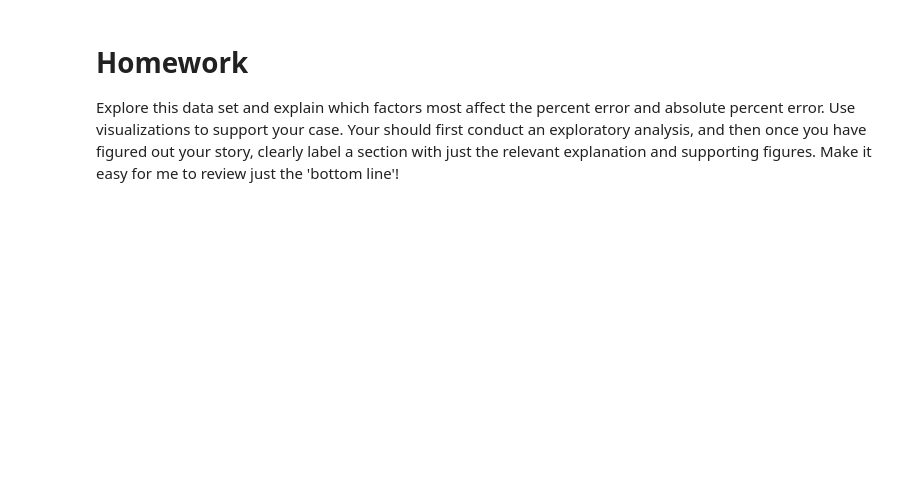
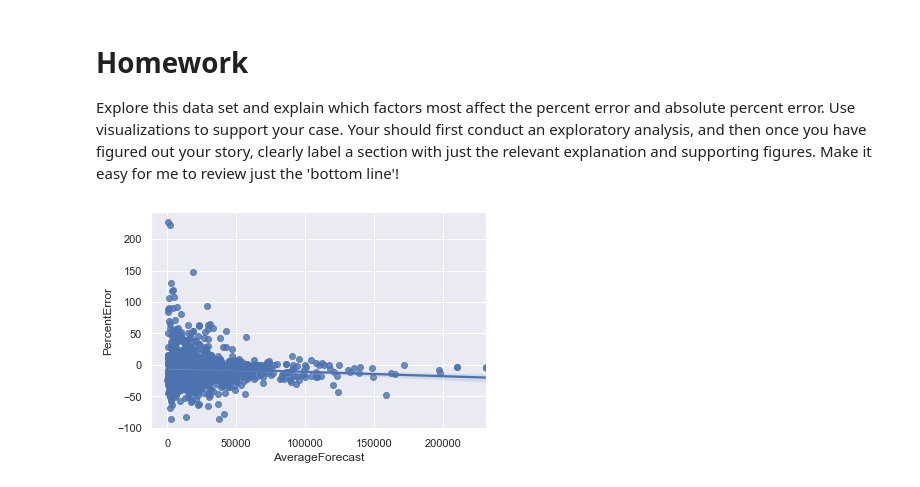
Before and after one commit to emily-greenway/ce599, a Jupyter notebook: 13-Data Viz 1/data-viz-1.ipynb, the cells around one changed output. Cells and saved outputs as stored; diff of their text form; code cells hidden in the pictures; blank space fills up the shorter version.

Commit message:
Data Viz Submission

```diff
--- a/13-Data Viz 1/data-viz-1.ipynb
+++ b/13-Data Viz 1/data-viz-1.ipynb
@@ -169,3 +216,7 @@ sns.violinplot(x="FunctionalClass", y="PercentError", data=df)
 # Homework
 
 Explore this data set and explain which factors most affect the percent error and absolute percent error.  Use visualizations to support your case.  Your should first conduct an exploratory analysis, and then once you have figured out your story, clearly label a section with just the relevant explanation and supporting figures.  Make it easy for me to review just the 'bottom line'!
+# %%
+sns.regplot(x="AverageForecast", y="PercentError", data=df);
+# %% [output]
+[figure, added]
```
Also changed, not shown: parts of 53 cells of this notebook.
